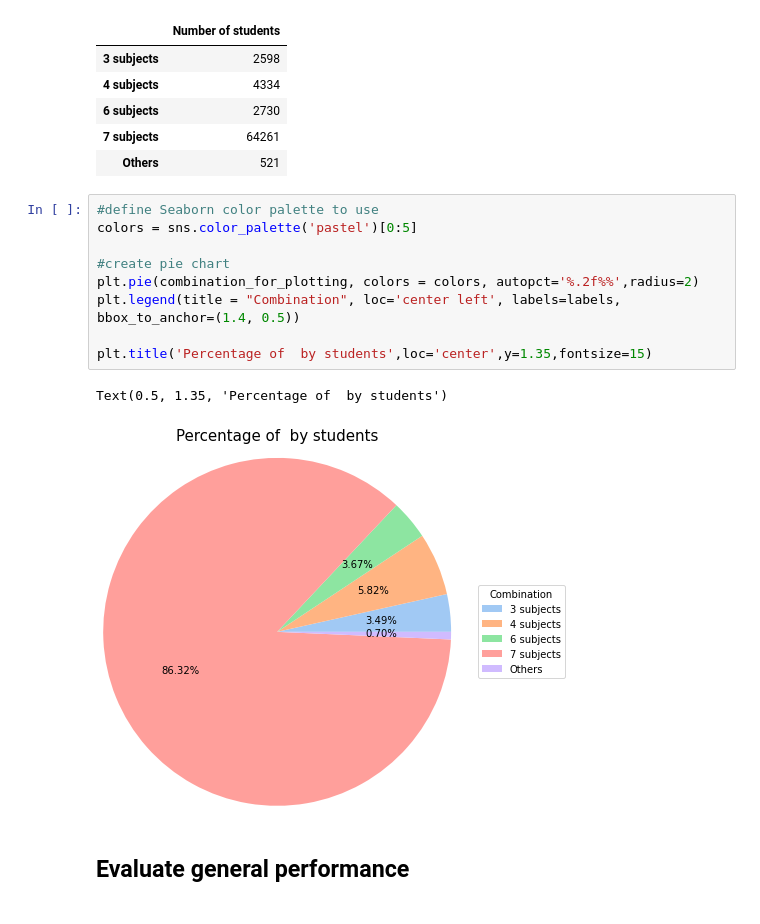
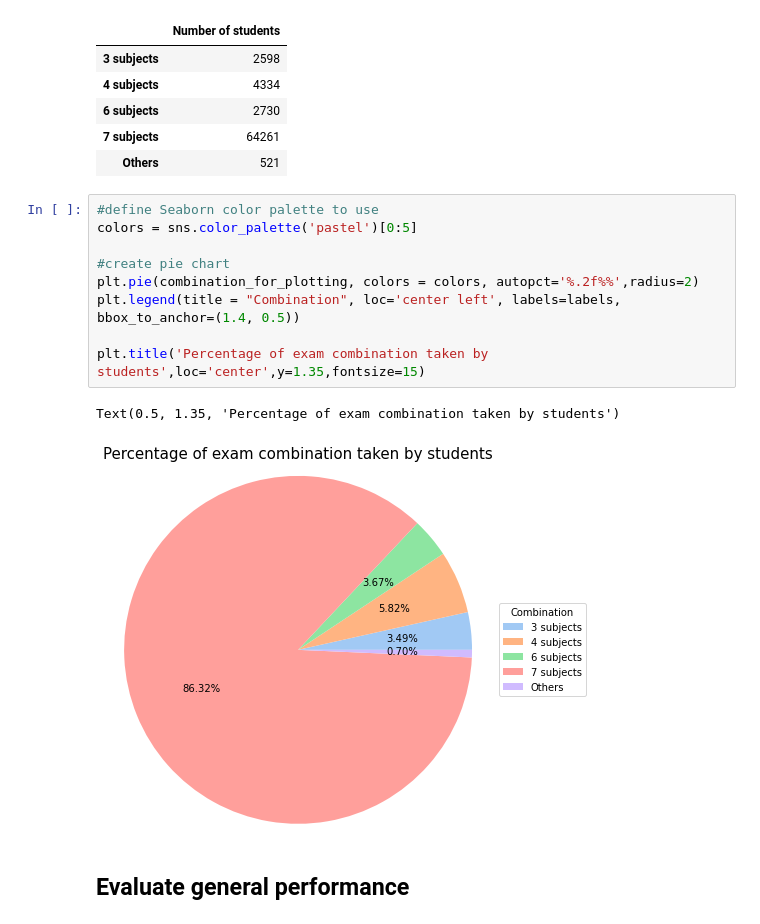
Before and after one commit to ahnngo/analyzing_vietnamese_graduation_score_2020, a Jupyter notebook: Data Visualization.ipynb, the cells around one changed output. Cells and saved outputs as stored; diff of their text form.

```diff
--- a/Data Visualization.ipynb
+++ b/Data Visualization.ipynb
@@ -208,15 +208,15 @@ combination_for_plotting_df
 # %%
 #define Seaborn color palette to use
 colors = sns.color_palette('pastel')[0:5]
 
 #create pie chart
 plt.pie(combination_for_plotting, colors = colors, autopct='%.2f%%',radius=2)
 plt.legend(title = "Combination", loc='center left', labels=labels, bbox_to_anchor=(1.4, 0.5))
 
-plt.title('Percentage of  by students',loc='center',y=1.35,fontsize=15)
+plt.title('Percentage of exam combination taken by students',loc='center',y=1.35,fontsize=15)
 # %% [output]
-Text(0.5, 1.35, 'Percentage of  by students')
+Text(0.5, 1.35, 'Percentage of exam combination taken by students')
-[figure, old version]
+[figure, new version]
 # %% [markdown]
 ## Evaluate general performance
 # %%
```
Also changed, not shown: parts of 2 cells of this notebook, 1 other file.
